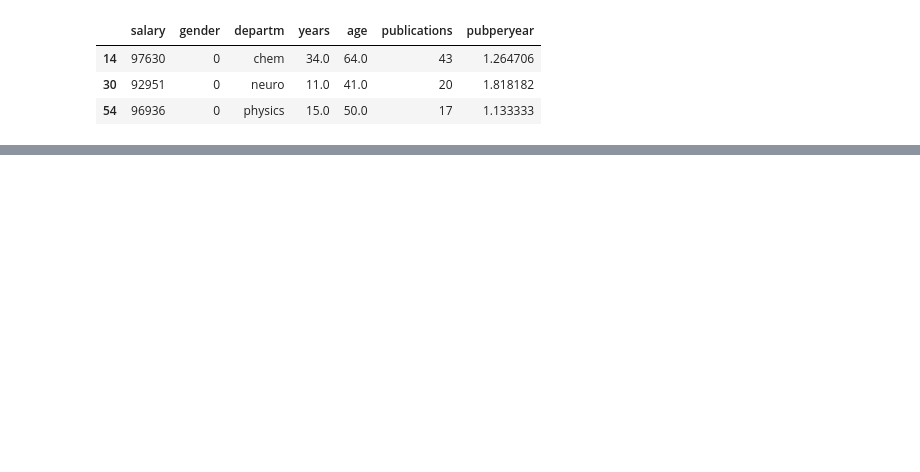
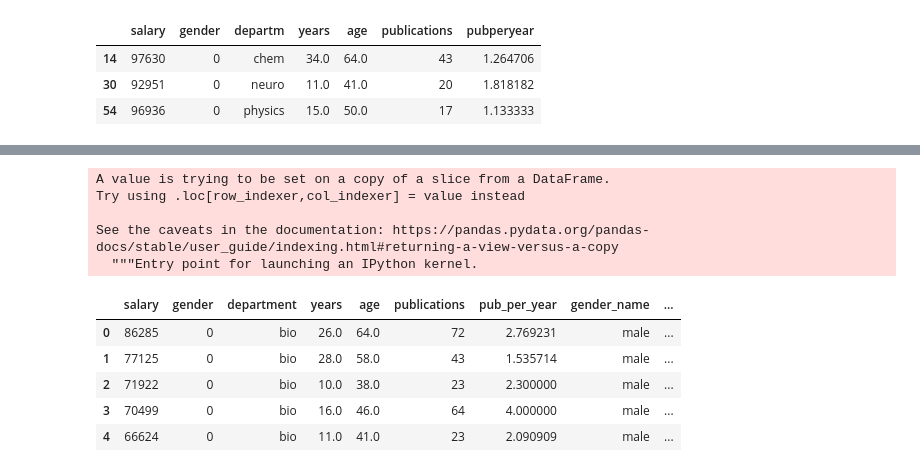
Before and after one commit to ljchang/dartbrains, a Jupyter notebook: content/features/notebooks/2_Introduction_to_Pandas.ipynb, the cells around one changed output, grey strips where cells are left out. Cells and saved outputs as stored; diff of their text form; code cells hidden in the pictures; blank space fills up the shorter version.

Commit message:
updated pandas notebook

```diff
--- a/content/features/notebooks/2_Introduction_to_Pandas.ipynb
+++ b/content/features/notebooks/2_Introduction_to_Pandas.ipynb
@@ -608,0 +650,15 @@ Add your name as the main title of the plot.
+# %%
+df['salary_dept_z'] = (df['salary'] - df.groupby('department').transform('mean')['salary'])/df.groupby('department').transform('std')['salary']
+df.head()
+# %% [output]
+A value is trying to be set on a copy of a slice from a DataFrame.
+Try using .loc[row_indexer,col_indexer] = value instead
+
+See the caveats in the documentation: https://pandas.pydata.org/pandas-docs/stable/user_guide/indexing.html#returning-a-view-versus-a-copy
+  """Entry point for launching an IPython kernel.
+|  | salary | gender | department | years | age | publications | pub_per_year | gender_name | ... |
+| 0 | 86285 | 0 | bio | 26.0 | 64.0 | 72 | 2.769231 | male | ... |
+| 1 | 77125 | 0 | bio | 28.0 | 58.0 | 43 | 1.535714 | male | ... |
+| 2 | 71922 | 0 | bio | 10.0 | 38.0 | 23 | 2.300000 | male | ... |
+| 3 | 70499 | 0 | bio | 16.0 | 46.0 | 64 | 4.000000 | male | ... |
+| 4 | 66624 | 0 | bio | 11.0 | 41.0 | 23 | 2.090909 | male | ... |
```
Also changed, not shown: parts of 105 cells of this notebook, 11 other files.
